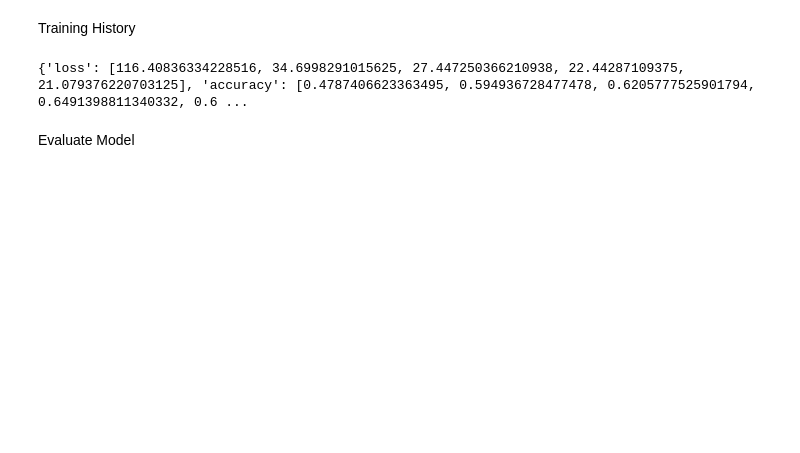
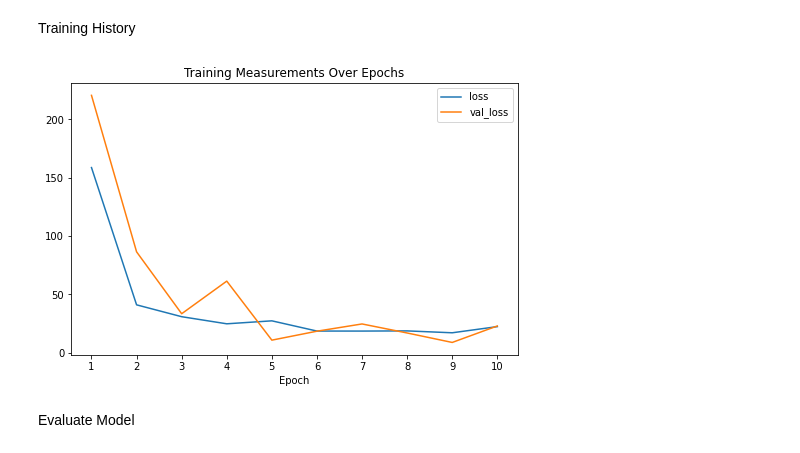
Before and after one commit to esun74/mobile-cv, a Jupyter notebook: nn_model/generate.ipynb, the cells around one changed output. Cells and saved outputs as stored; diff of their text form; code cells hidden in the pictures; blank space fills up the shorter version.

```diff
--- a/nn_model/generate.ipynb
+++ b/nn_model/generate.ipynb
@@ -312,10 +361,20 @@ Epoch 5/5
 # %% [markdown]
 Training History
-# %%
-print(h.history)
-# todo: graph this
-# %% [output]
-{'loss': [116.40836334228516, 34.6998291015625, 27.447250366210938, 22.44287109375, 21.079376220703125], 'accuracy': [0.4787406623363495, 0.594936728477478, 0.6205777525901794, 0.6491398811340332, 0.6 ...
+# %%
+fig = plt.figure(figsize=(8, 5))
+ax = fig.add_subplot(1, 1, 1)
+
+for item in h.history:
+	ax.plot(h.history[item], label=item)
+
+ax.set_title('Training Measurements Over Epochs')
+ax.set_xlabel('Epoch')
+ax.set_xticks(range(10))
+ax.set_xticklabels(range(1, 11))
+ax.legend()
+plt.show()
+# %% [output]
+[figure, added]
 # %% [markdown]
 Evaluate Model
 # %%
```
Also changed, not shown: parts of 12 cells of this notebook, 2 other files.
